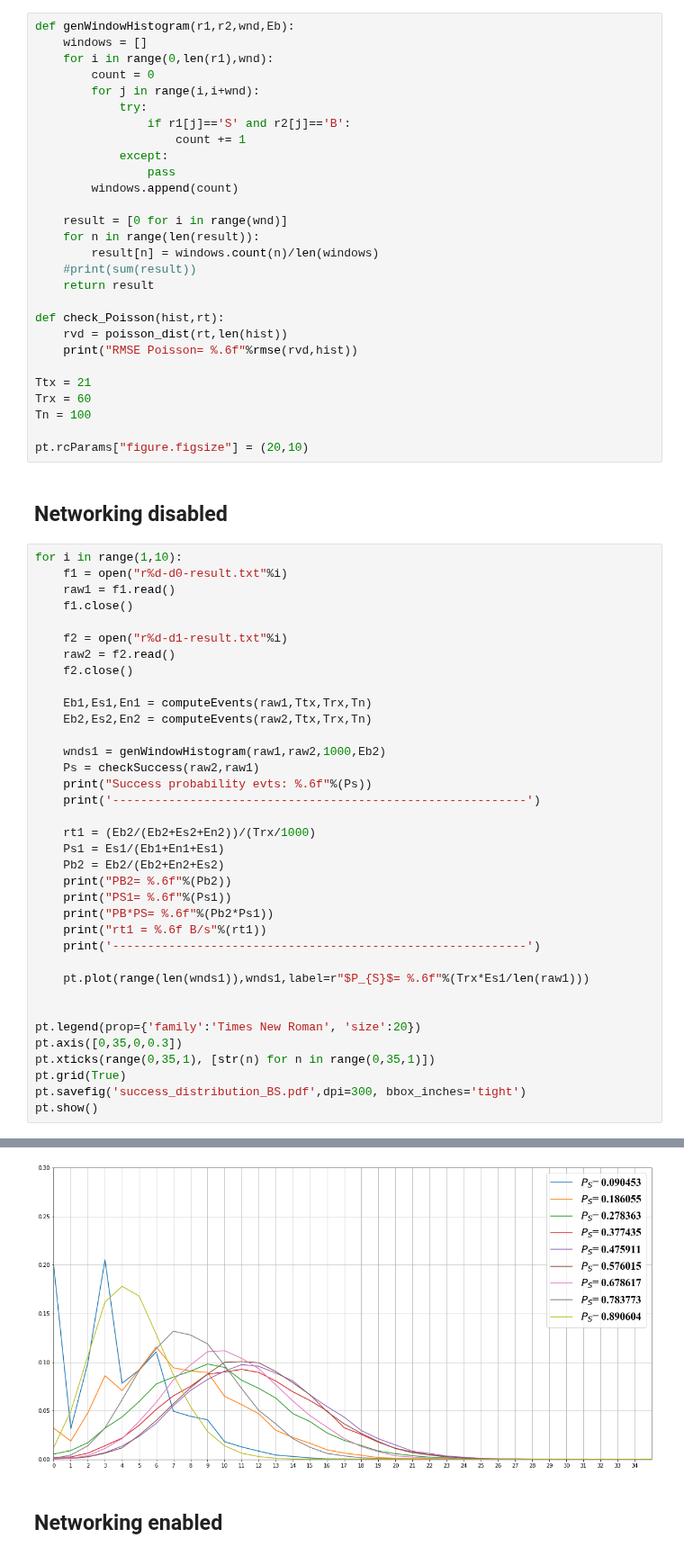
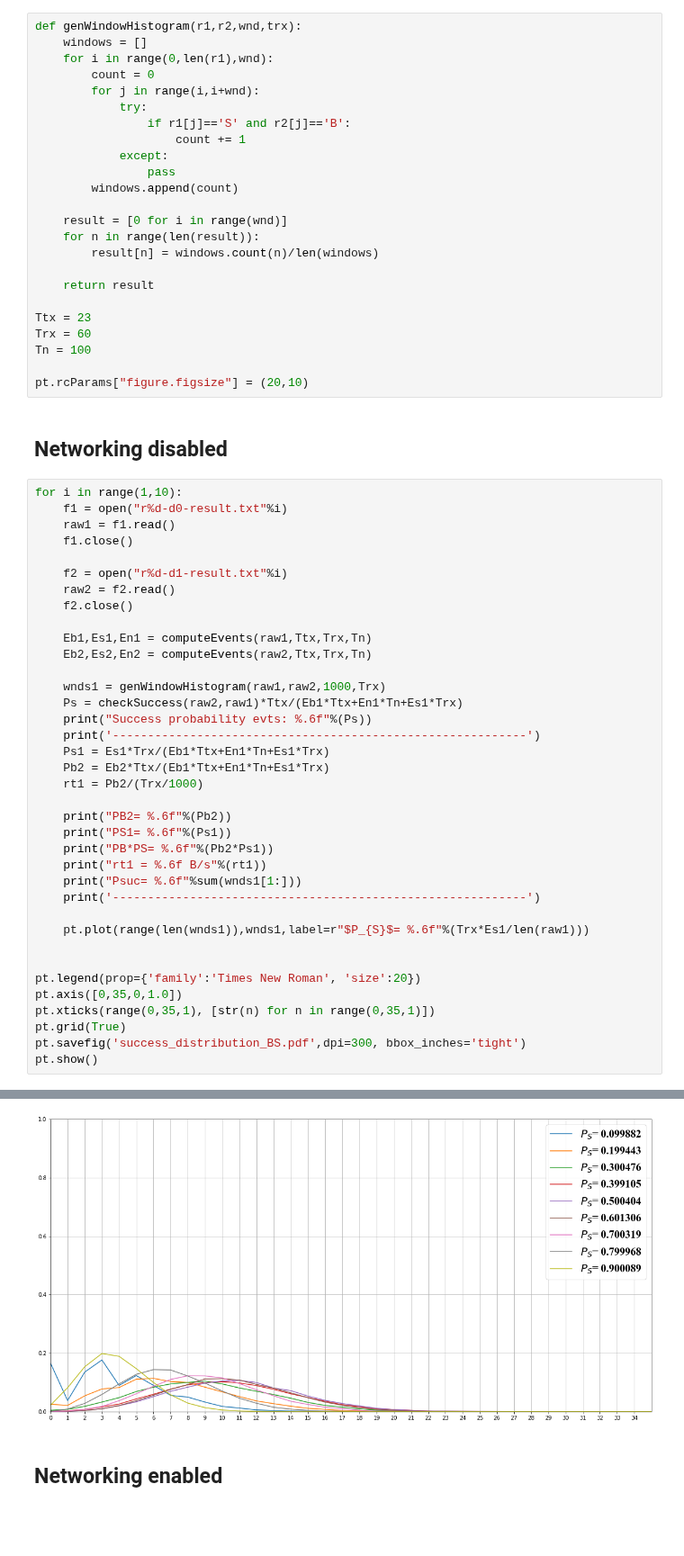
Before and after one commit to ingframin/BroadcastSimulation, a Jupyter notebook: results/success_distribution.ipynb, the cells around one changed output, grey strips where cells are left out. Shown at 90% size. Drawn from its saved outputs; the diff is of its cells as text; blank space fills up the shorter version.

```diff
--- a/results/success_distribution.ipynb
+++ b/results/success_distribution.ipynb
@@ -8,7 +8,7 @@ from numpy import linspace
 from IPython.display import Markdown
 from analysis import *
 # %%
-def genWindowHistogram(r1,r2,wnd,Eb):
+def genWindowHistogram(r1,r2,wnd,trx):
     windows = []
     for i in range(0,len(r1),wnd):
         count = 0
@@ -23,14 +23,10 @@ def genWindowHistogram(r1,r2,wnd,Eb):
     result = [0 for i in range(wnd)]
     for n in range(len(result)):
         result[n] = windows.count(n)/len(windows)
-    #print(sum(result))
+
     return result
 
-def check_Poisson(hist,rt):
-    rvd = poisson_dist(rt,len(hist))
-    print("RMSE Poisson= %.6f"%rmse(rvd,hist))
-
-Ttx = 21
+Ttx = 23
 Trx = 60
 Tn = 100
 
@@ -50,25 +46,26 @@ for i in range(1,10):
     Eb1,Es1,En1 = computeEvents(raw1,Ttx,Trx,Tn)
     Eb2,Es2,En2 = computeEvents(raw2,Ttx,Trx,Tn)
 
-    wnds1 = genWindowHistogram(raw1,raw2,1000,Eb2)
-    Ps = checkSuccess(raw2,raw1)
+    wnds1 = genWindowHistogram(raw1,raw2,1000,Trx)
+    Ps = checkSuccess(raw2,raw1)*Ttx/(Eb1*Ttx+En1*Tn+Es1*Trx)
     print("Success probability evts: %.6f"%(Ps))
     print('-----------------------------------------------------------')
+    Ps1 = Es1*Trx/(Eb1*Ttx+En1*Tn+Es1*Trx)
+    Pb2 = Eb2*Ttx/(Eb1*Ttx+En1*Tn+Es1*Trx)
+    rt1 = Pb2/(Trx/1000)
 
-    rt1 = (Eb2/(Eb2+Es2+En2))/(Trx/1000)
-    Ps1 = Es1/(Eb1+En1+Es1)
-    Pb2 = Eb2/(Eb2+En2+Es2)
     print("PB2= %.6f"%(Pb2))
     print("PS1= %.6f"%(Ps1))
     print("PB*PS= %.6f"%(Pb2*Ps1))
     print("rt1 = %.6f B/s"%(rt1))
+    print("Psuc= %.6f"%sum(wnds1[1:]))
     print('-----------------------------------------------------------')
 
     pt.plot(range(len(wnds1)),wnds1,label=r"$P_{S}$= %.6f"%(Trx*Es1/len(raw1)))
 
 
 pt.legend(prop={'family':'Times New Roman', 'size':20})
-pt.axis([0,35,0,0.3])
+pt.axis([0,35,0,1.0])
 pt.xticks(range(0,35,1), [str(n) for n in range(0,35,1)])
 pt.grid(True)
 pt.savefig('success_distribution_BS.pdf',dpi=300, bbox_inches='tight')
@@ -93,5 +90,5 @@ rt1 = 4.332133 B/s
 -----------------------------------------------------------
-[figure, old version]
+[figure, new version]
 # %% [markdown]
 ## Networking enabled
 # %%
```
Also changed, not shown: parts of 2 cells of this notebook, 3 other files.
